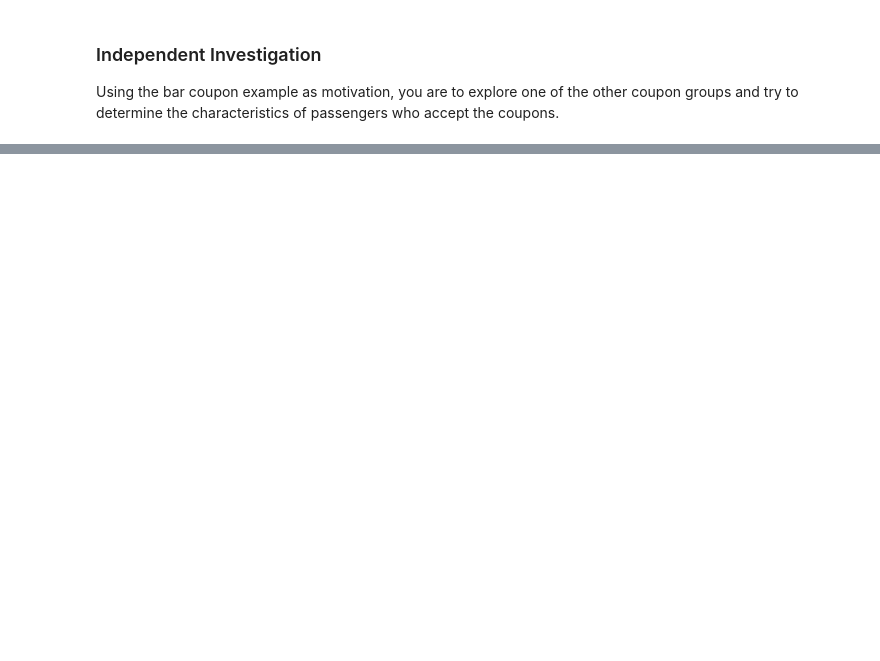
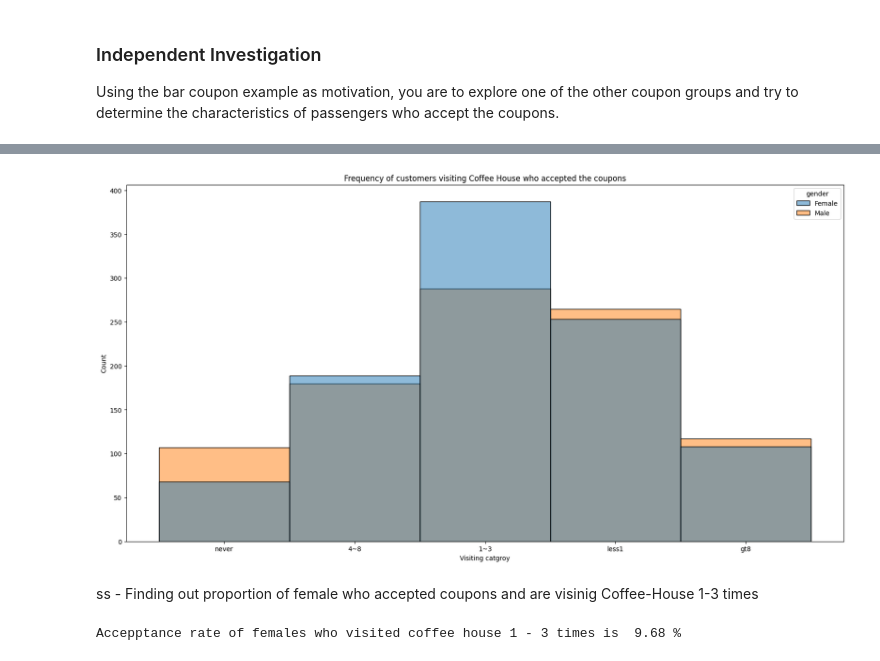
Before and after one commit to Ssahu620/SS-ML-AI-001, a Jupyter notebook: ss_promp.ipynb, the cells around one changed output, grey strips where cells are left out. Drawn from its saved outputs; the diff is of its cells as text; code cells hidden in the pictures; blank space fills up the shorter version.

```diff
--- a/ss_promp.ipynb
+++ b/ss_promp.ipynb
@@ -516,0 +558,16 @@ Using the bar coupon example as motivation, you are to explore one of the other
+# %%
+sns.histplot(data = acc_coffee_house_coupon, x= "CoffeeHouse", hue = "gender")
+plt.title("Frequency of customers visiting Coffee House who accepted the coupons")
+plt.xlabel("Visiting catgroy")
+plt.ylabel("Count")
+plt.gcf().set_size_inches(20, 10)
+plt.show()
+# %% [output]
+[figure, added]
+# %% [markdown]
+ss - Finding out proportion of female who accepted coupons and are visinig Coffee-House 1-3 times
+# %%
+fem_coffee_house_1_3 = acc_coffee_house_coupon.query("(gender == 'Female') and (CoffeeHouse == '1~3')")
+print("Accepptance rate of females who visited coffee house 1 - 3 times is ", round(fem_coffee_house_1_3.shape[0]/coffee_house_coupon.shape[0]*100, 2), "%")
+# %% [output]
+Accepptance rate of females who visited coffee house 1 - 3 times is  9.68 %
```
Also changed, not shown: parts of 14 cells of this notebook.
